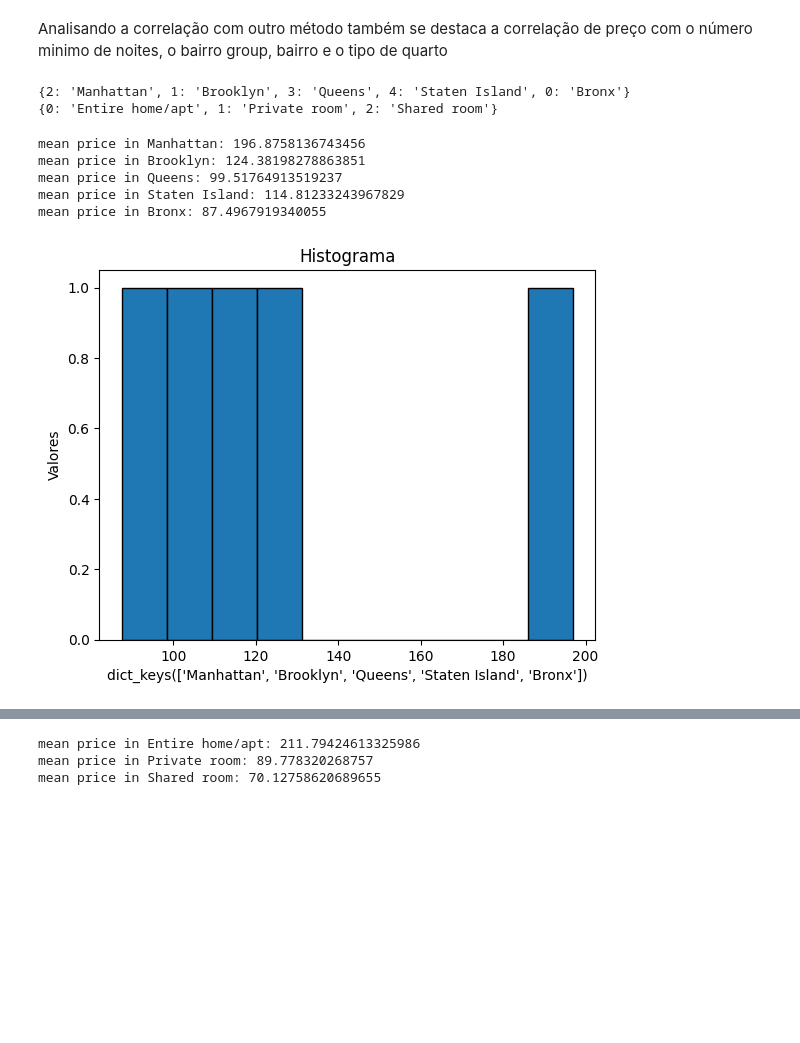
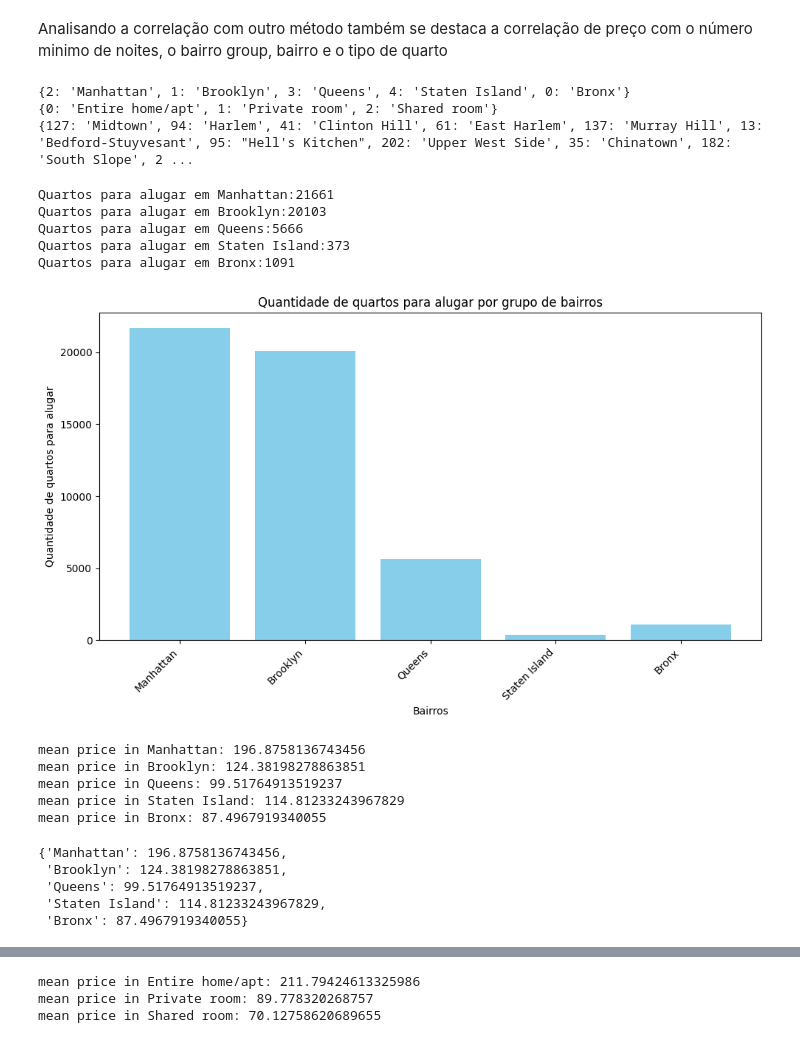
Before and after one commit to olucascruz/analise_exploratoria, a Jupyter notebook: analise_precificacao.ipynb, the cells around one changed output, grey strips where cells are left out. Saved outputs shown, nothing was run; the diff lists cells and outputs as text; code cells hidden in the pictures; blank space fills up the shorter version.

```diff
--- a/analise_precificacao.ipynb
+++ b/analise_precificacao.ipynb
@@ -45,0 +51,3 @@ memory usage: 6.0+ MB
+# %%
+for column in df.columns:
+  print(column, end=" ")
@@ -231,15 +252,51 @@ def get_original_categorical_value(df, encoder, column):
   print(correspondency)
   return correspondency
 # %%
-dict_original_bairros_values = get_original_categorical_value(df,
+dict_original_bairros_group_values = get_original_categorical_value(df,
                                                               label_encoder_bairro_group,
                                                               "bairro_group")
 dict_original_room_type_values = get_original_categorical_value(df,
                                                          label_encoder_room_type,
                                                          "room_type")
+
+dict_original_bairro_values = get_original_categorical_value(df,
+                                                         label_encoder_bairro,
+                                                         "bairro")
 # %% [output]
 {2: 'Manhattan', 1: 'Brooklyn', 3: 'Queens', 4: 'Staten Island', 0: 'Bronx'}
 {0: 'Entire home/apt', 1: 'Private room', 2: 'Shared room'}
+{127: 'Midtown', 94: 'Harlem', 41: 'Clinton Hill', 61: 'East Harlem', 137: 'Murray Hill', 13: 'Bedford-Stuyvesant', 95: "Hell's Kitchen", 202: 'Upper West Side', 35: 'Chinatown', 182: 'South Slope', 2 ...
+# %%
+anuncios_per_group_bairro_dict = {}
+for index in dict_original_bairros_group_values:
+  anuncios_per_group_bairro = len(df.query(f"bairro_group == {index}"))
+  print(f"Quartos para alugar em {dict_original_bairros_group_values[index]}:{anuncios_per_group_bairro}")
+  anuncios_per_group_bairro_dict[dict_original_bairros_group_values[index]] = anuncios_per_group_bairro
+# %% [output]
+Quartos para alugar em Manhattan:21661
+Quartos para alugar em Brooklyn:20103
+Quartos para alugar em Queens:5666
+Quartos para alugar em Staten Island:373
+Quartos para alugar em Bronx:1091
+# %%
+plt.figure(figsize=(10, 6))  # Ajustando o tamanho da figura
+# Obtendo os bairros e os valores médios de preços
+bairros = list(anuncios_per_group_bairro_dict.keys())
+valores = list(anuncios_per_group_bairro_dict.values())
+
+plt.bar(bairros, valores, color='skyblue')
+
+# Adicionando rótulos e título
+plt.xlabel('Bairros')
+plt.ylabel('Quantidade de quartos para alugar')
+plt.title('Quantidade de quartos para alugar por grupo de bairros')
+
+# Exibindo o gráfico
+plt.xticks(rotation=45, ha='right')  # Ajustando a rotação e alinhamento dos rótulos
+plt.tight_layout()
+plt.show()
+# %% [output]
+[figure, added]
 # %%
 bairro_group_mean_price_dict = {}
 for bairro in bairro_group_array:
@@ -253,15 +310,11 @@ mean price in Brooklyn: 124.38198278863851
 mean price in Queens: 99.51764913519237
 mean price in Staten Island: 114.81233243967829
 mean price in Bronx: 87.4967919340055
-# %%
-plt.hist(bairro_group_mean_price_dict.values(), bins=10, edgecolor='black')
-
-# Adicionando rótulos
-plt.title('Histograma')
-plt.xlabel(bairro_group_mean_price_dict.keys())
-plt.ylabel('Valores')
-
-# Mostrando o histograma
-plt.show()
-# %% [output]
-[figure, removed]
+# %%
+bairro_group_mean_price_dict
+# %% [output]
+{'Manhattan': 196.8758136743456,
+ 'Brooklyn': 124.38198278863851,
+ 'Queens': 99.51764913519237,
+ 'Staten Island': 114.81233243967829,
+ 'Bronx': 87.4967919340055}
```
Also changed, not shown: parts of 23 cells of this notebook.
